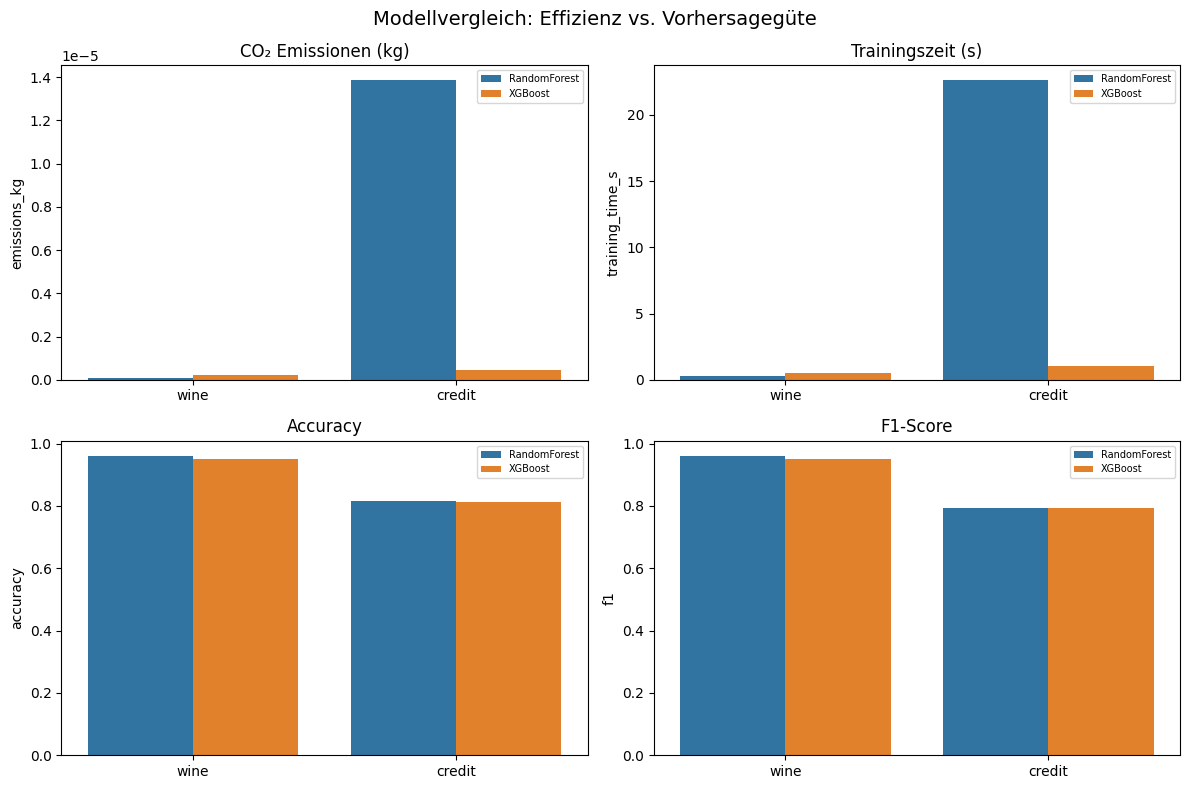
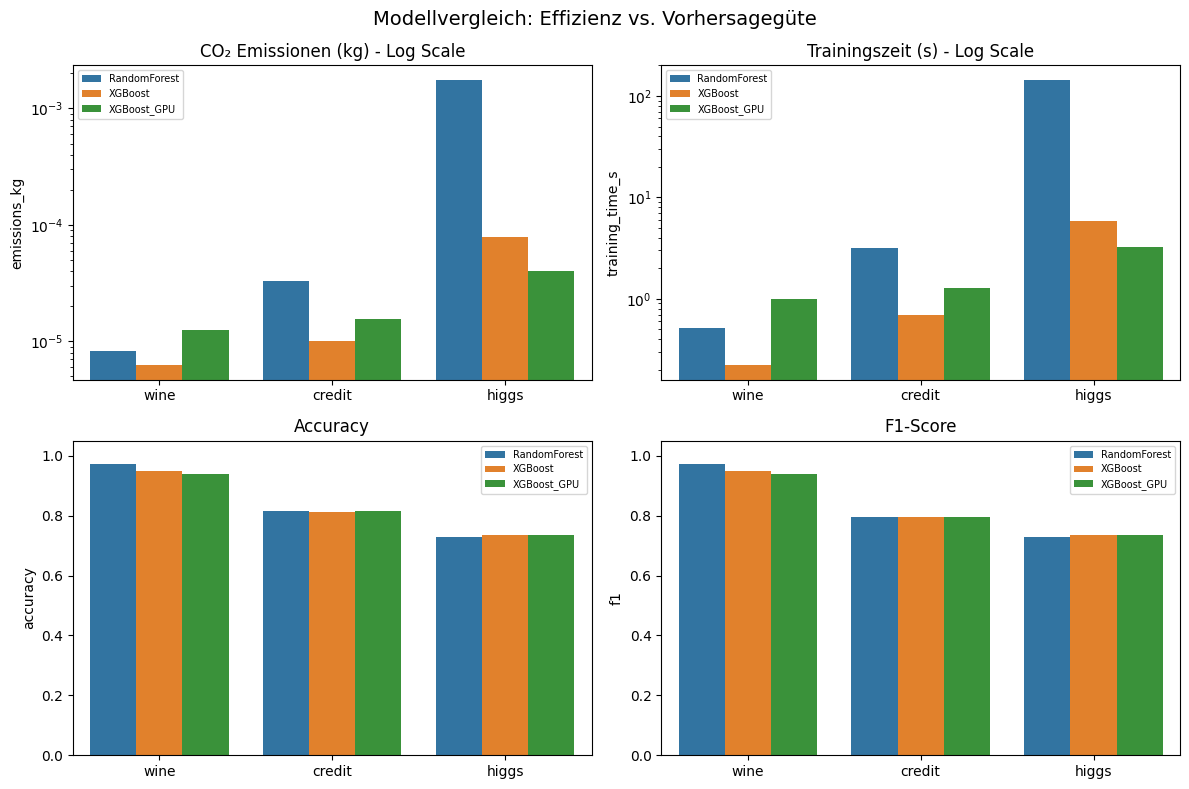
Code edit (unified diff) that turned the first committed figure into the second:
--- before
+++ after
@@ -1,26 +1,51 @@
+# 1. Daten einlesen & bereinigen
 df = pd.read_csv("../results/results.csv")
+df = df.drop_duplicates(subset=["dataset", "model"], keep="first")
 
-fig, axes = plt.subplots(2, 2, figsize=(12, 8))
-fig.suptitle("Modellvergleich: Effizienz vs. Vorhersagegüte", fontsize=14)
+# 2. Visualisierung aufbauen
+# Die Figure etwas größer machen (14, 10), damit die Zahlen gut Platz haben
+fig, axes = plt.subplots(2, 2, figsize=(14, 10))
+fig.suptitle("Modellvergleich: Effizienz vs. Vorhersagegüte", fontsize=16)
 
+# Oben Links: Emissionen
 sns.barplot(data=df, x="dataset", y="emissions_kg", hue="model", ax=axes[0,0])
-axes[0,0].set_title("CO₂ Emissionen (kg)")
+axes[0,0].set_title("CO₂ Emissionen (kg) - Log Scale")
+axes[0,0].set_yscale("log")
 axes[0,0].set_xlabel("")
 
+# Oben Rechts: Trainingszeit
 sns.barplot(data=df, x="dataset", y="training_time_s", hue="model", ax=axes[0,1])
-axes[0,1].set_title("Trainingszeit (s)")
+axes[0,1].set_title("Trainingszeit (s) - Log Scale")
+axes[0,1].set_yscale("log")
 axes[0,1].set_xlabel("")
 
+# Unten Links: Accuracy
 sns.barplot(data=df, x="dataset", y="accuracy", hue="model", ax=axes[1,0])
 axes[1,0].set_title("Accuracy")
+# Etwas mehr Platz nach oben (1.15 statt 1.05), damit die Text-Labels nicht den Rand berühren
+axes[1,0].set_ylim(0, 1.15) 
 axes[1,0].set_xlabel("")
 
+# Unten Rechts: F1-Score
 sns.barplot(data=df, x="dataset", y="f1", hue="model", ax=axes[1,1])
 axes[1,1].set_title("F1-Score")
+axes[1,1].set_ylim(0, 1.15) 
 axes[1,1].set_xlabel("")
 
+# 3. ABSOLUTE ZAHLEN HINZUFÜGEN
+# Iteriert über alle 4 Subplots und fügt die Zahlen über den Balken ein
+for ax in axes.flat:
+    for container in ax.containers:
+        # fmt='%.3g' formatiert die Zahlen elegant (z.B. 0.00213 oder 0.952)
+        # padding=3 sorgt für einen kleinen Abstand zwischen Balken und Zahl
+        ax.bar_label(container, fmt='%.3g', padding=3, fontsize=9)
+
 plt.tight_layout()
+
+# Legenden anpassen
 for ax in axes.flat:
-    ax.legend(fontsize=7, title_fontsize=7)
-plt.savefig("../results/vergleich.png", dpi=150)
+    ax.legend(fontsize=8, title_fontsize=8)
+
+# Speichern und anzeigen
+plt.savefig("../results/vergleich.png", dpi=150, bbox_inches="tight")
 plt.show()

Commit: added higgs, added log_regression